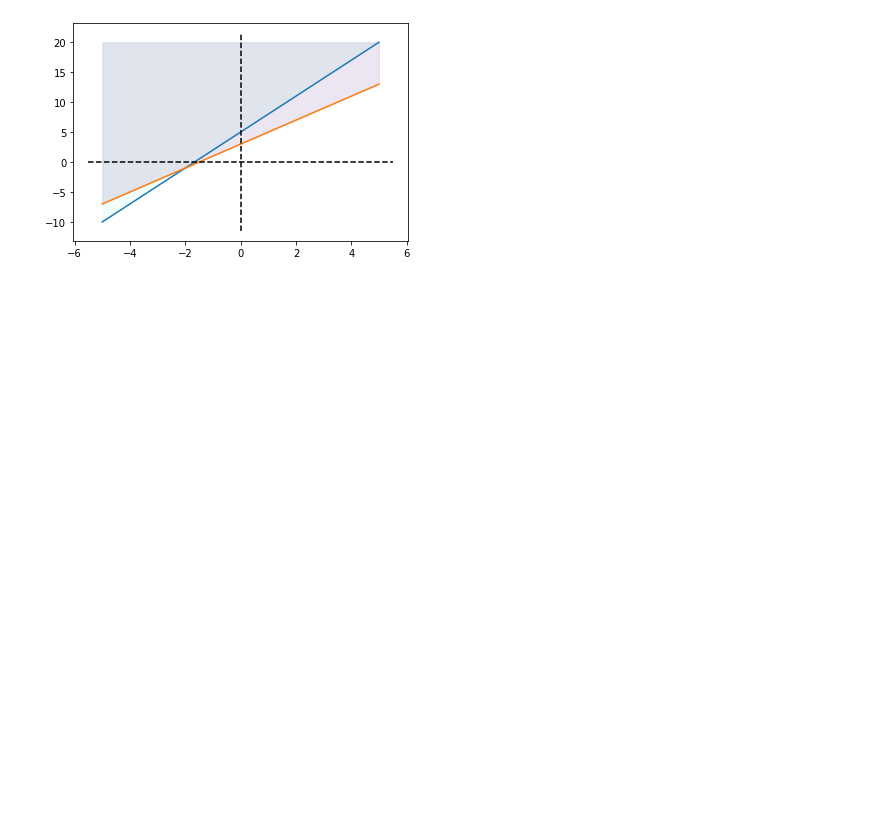
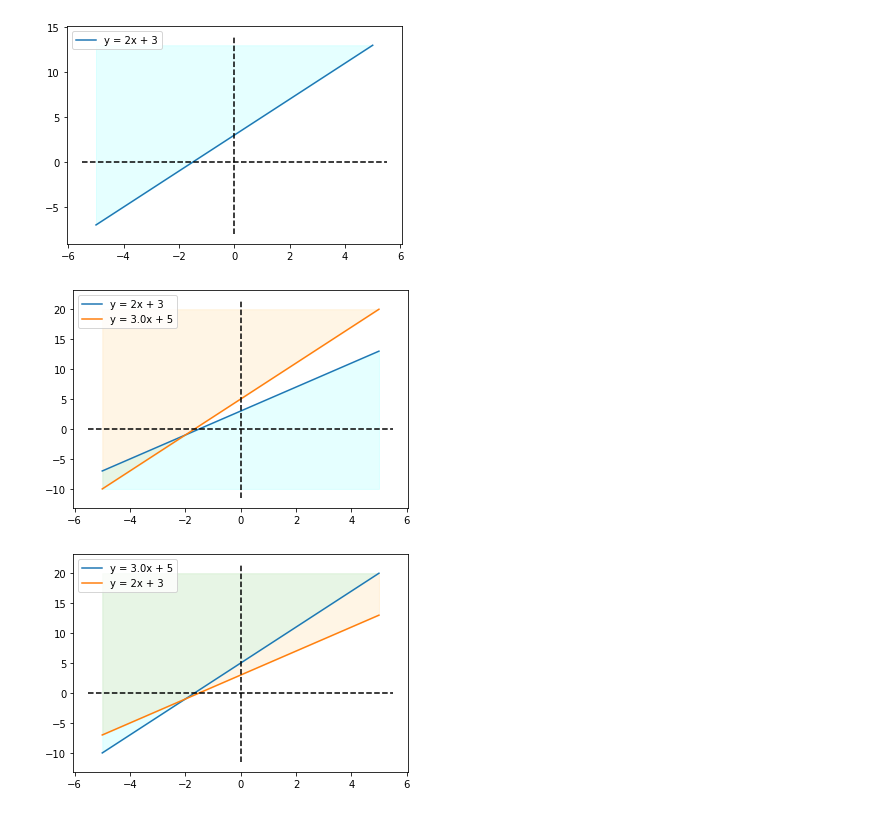
Before and after one commit to LiamCarrLLC/Learning-Symbolic-Math-Python, a Jupyter notebook: My Projects/GraphingInequalities.ipynb, the cells around one changed output. Drawn from its saved outputs; the diff is of its cells as text; code cells hidden in the pictures; blank space fills up the shorter version.

```diff
--- a/My Projects/GraphingInequalities.ipynb
+++ b/My Projects/GraphingInequalities.ipynb
@@ -42,7 +42,8 @@ def draw_grid():
 def graph_line_inequality(lines, inequality):
     fig, ax = plt.subplots()
     x = np.linspace(-5, 5, 101)
-    colors = ['aquamarine', 'indigo']
+
+    colors = ['aqua', 'orange']
     complete_lines = []
 
     for i in range(0, len(lines)):
@@ -58,34 +59,37 @@ def graph_line_inequality(lines, inequality):
             'color': colors[i]
         }
 
         complete_lines.append(new_line)
-        plt.plot(x, y)
+        plt.plot(x, y, label='y = %sx + %s' % (m, b))
 
     for i in range(0, len(complete_lines)):
         next_line = i + 1
 
         if next_line >= len(complete_lines):
             next_line = 0
 
         horizontal_line = 0
         if len(complete_lines) > 1:
             horizontal_line = horizontal_line_max_constant(complete_lines[i]['start_y'], complete_lines[i]['end_y'],
                                                            complete_lines[next_line]['start_y'],
                                                            complete_lines[next_line]['end_y'],
                                                            complete_lines[i]['inequality'])
         if len(complete_lines) == 1:
             horizontal_line = horizontal_line_constant(complete_lines[i]['start_y'], complete_lines[i]['end_y'],
                                                        complete_lines[i]['inequality'])
 
         ax.fill_between(complete_lines[i]['x_coords'], complete_lines[i]['y_coords'], horizontal_line,
                         color=complete_lines[i]['color'], alpha=.1)
 
     draw_grid()
+    plt.legend()
     plt.show()
 
 
-# graph_line_inequality([[2, 3]], ['>'])
-# graph_line_inequality([[2, 3], [3 / 1, 5]], ['<', '>'])
+graph_line_inequality([[2, 3]], ['>'])
+graph_line_inequality([[2, 3], [3 / 1, 5]], ['<', '>'])
 graph_line_inequality([[3 / 1, 5], [2, 3]], ['>', '>'])
 # %% [output]
-[figure, old version]
+[figure, new version]
+[figure, added]
+[figure, added]
```
Also changed, not shown: 2 other files.
